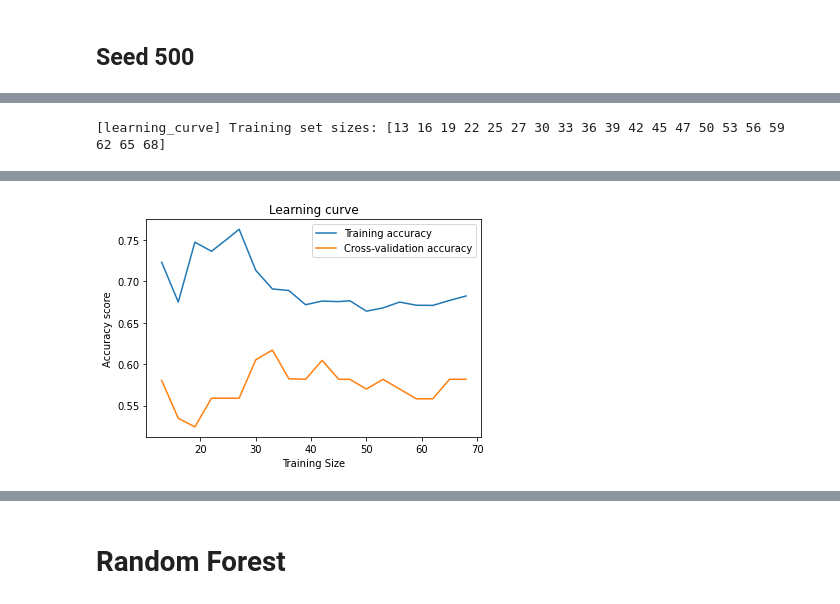
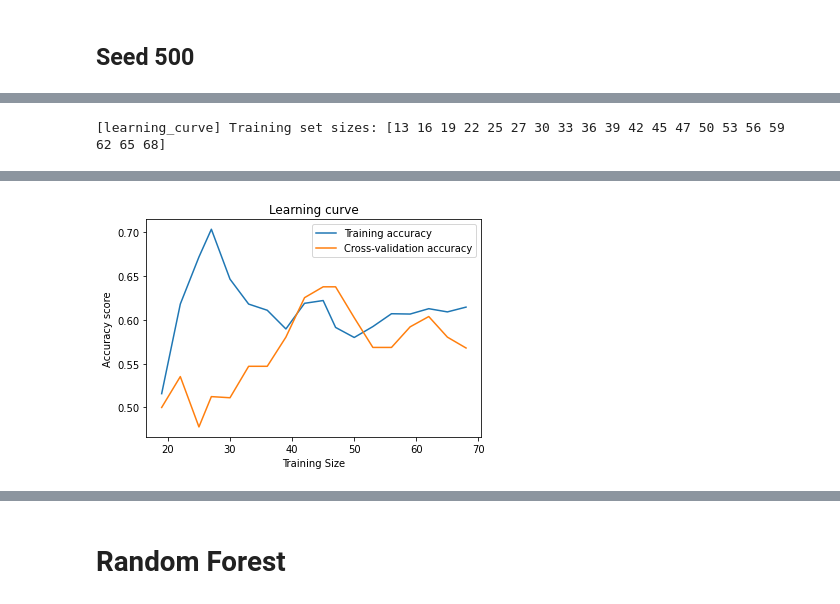
Before and after one commit to tomstark99/COMS30050, a Jupyter notebook: coursework/binary_classification/search_dep_thoughts.ipynb, the cells around one changed output, grey strips where cells are left out. Saved outputs shown, nothing was run; the diff lists cells and outputs as text; code cells hidden in the pictures.

```diff
--- a/coursework/binary_classification/search_dep_thoughts.ipynb
+++ b/coursework/binary_classification/search_dep_thoughts.ipynb
@@ -2328,5 +2328,5 @@ weighted avg       0.50      0.50      0.48        38
 # %%
-plot_model = KNeighborsClassifier(algorithm='auto', leaf_size=45, weights='uniform')
+plot_model = KNeighborsClassifier(algorithm='auto', leaf_size=45, weights='uniform', n_neighbors=18)
 
 train_sizes_seed500, train_scores_seed500, val_scores_seed500 = learning_curve(plot_model,
                                                                 X_train,
@@ -2358,4 +2358,4 @@ plt.show()
-[figure, old version]
+[figure, new version]
 # %%
 # learning curve considering different seeds
 # %%
```
Also changed, not shown: parts of 43 cells of this notebook, 2 other files.
